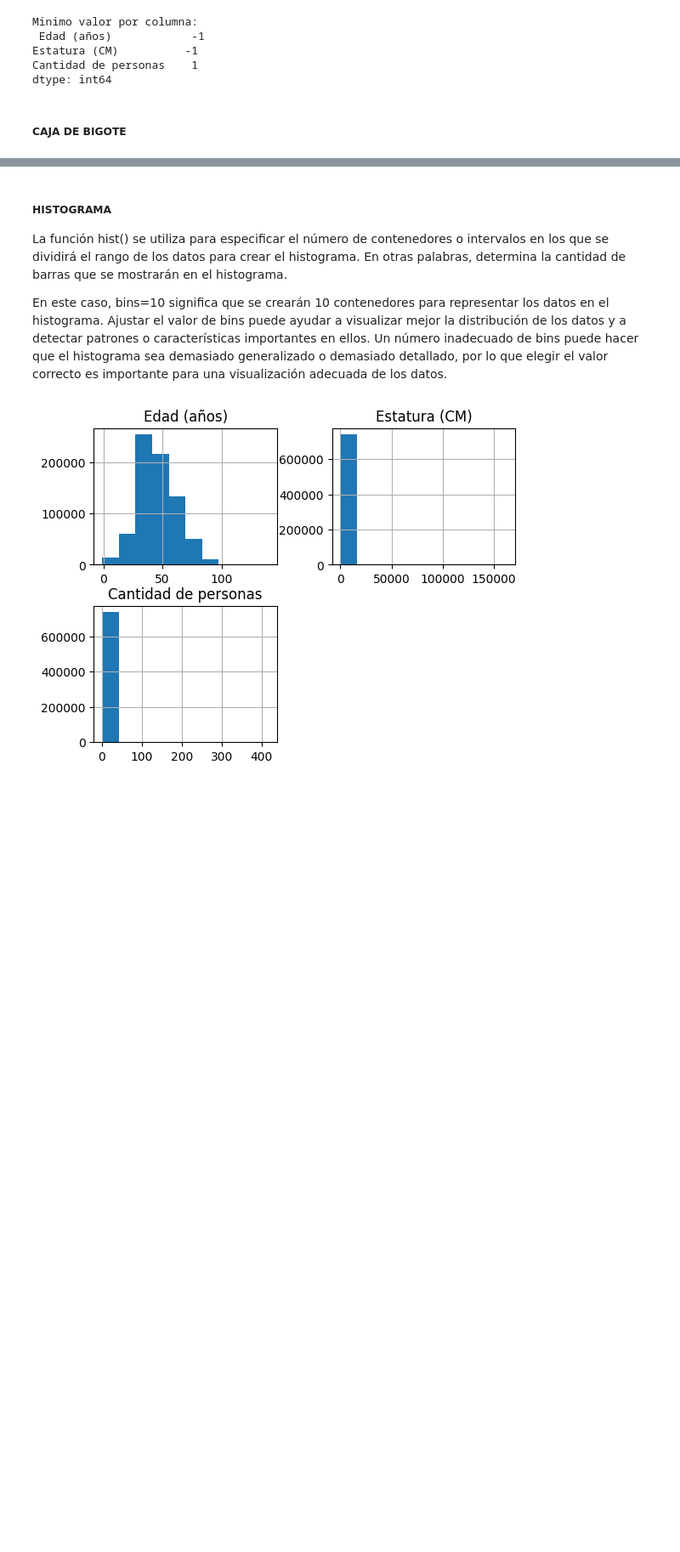
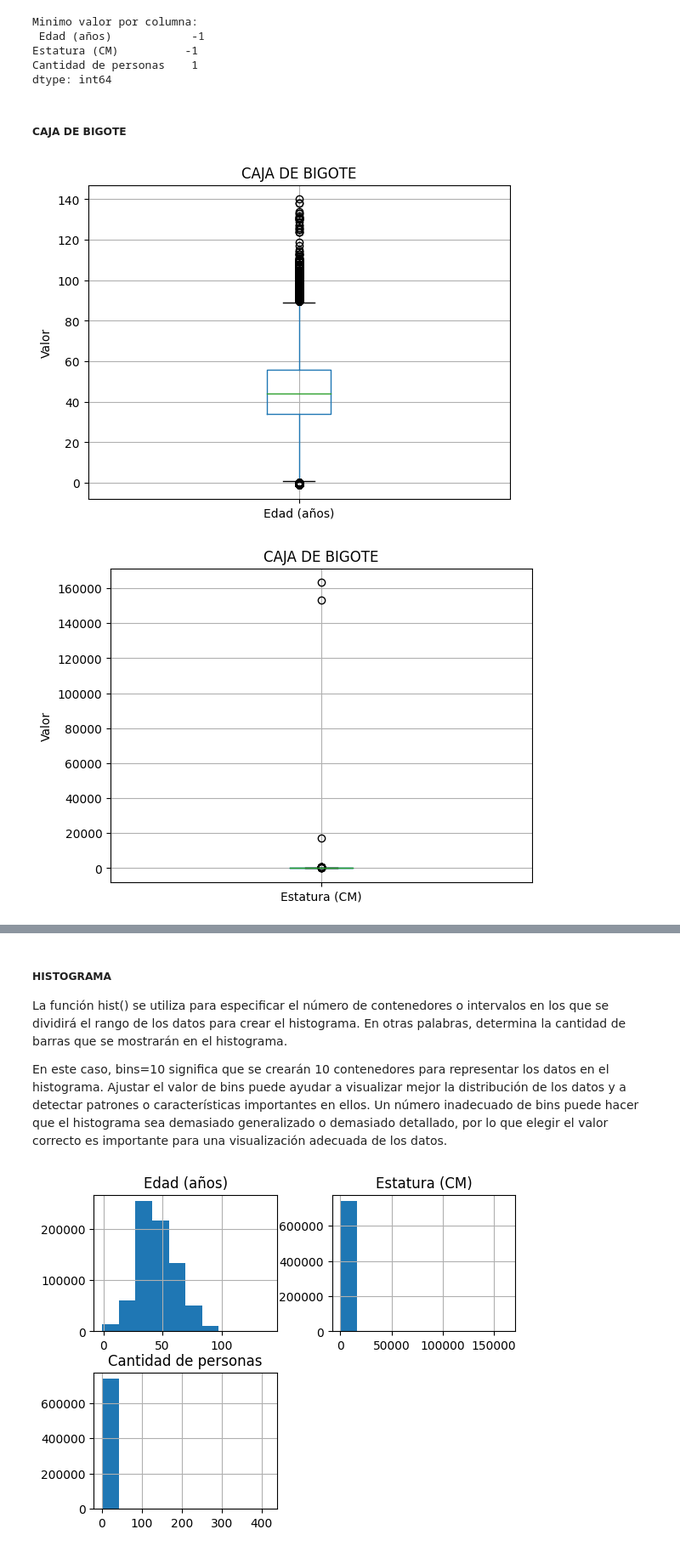
Before and after one commit to alexanderbeleno16/taller1_corte1_mi_20241, a Jupyter notebook: taller1_corte1_mi_20241.ipynb, the cells around one changed output, grey strips where cells are left out. Shown at 85% size. Cells and saved outputs as stored; diff of their text form; code cells hidden in the pictures; blank space fills up the shorter version.

```diff
--- a/taller1_corte1_mi_20241.ipynb
+++ b/taller1_corte1_mi_20241.ipynb
@@ -187,3 +187,27 @@ Cantidad de personas    1
 dtype: int64
 # %% [markdown]
 ##### **CAJA DE BIGOTE**
+# %%
+data_frame.boxplot(column='Edad (años)')
+plt.title('CAJA DE BIGOTE')
+plt.ylabel('Valor')
+plt.show()
+
+data_frame.boxplot(column='Estatura (CM)')
+plt.title('CAJA DE BIGOTE')
+plt.ylabel('Valor')
+plt.show()
+
+data_frame.boxplot(column='Cantidad de personas')
+plt.title('CAJA DE BIGOTE')
+plt.ylabel('Valor')
+plt.show()
+
+# plt.title('CAJA DE BIGOTE')
+# plt.boxplot(data_frame['Edad (años)'], patch_artist=True)
+# plt.boxplot(data_frame['Estatura (CM)'], patch_artist=True)
+# plt.boxplot(data_frame['Cantidad de personas'], patch_artist=True)
+# plt.show()
+# %% [output]
+[figure, added]
+[figure, added]
```
Also changed, not shown: parts of 2 cells of this notebook.
